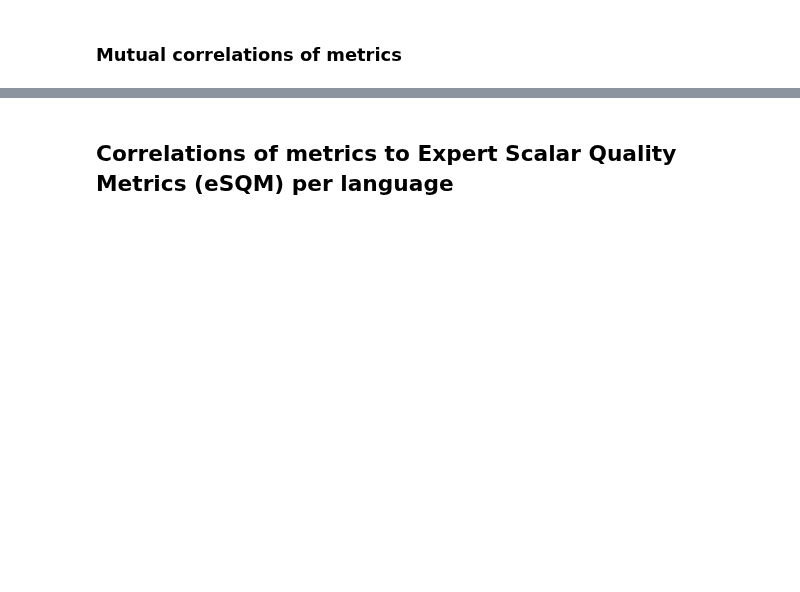
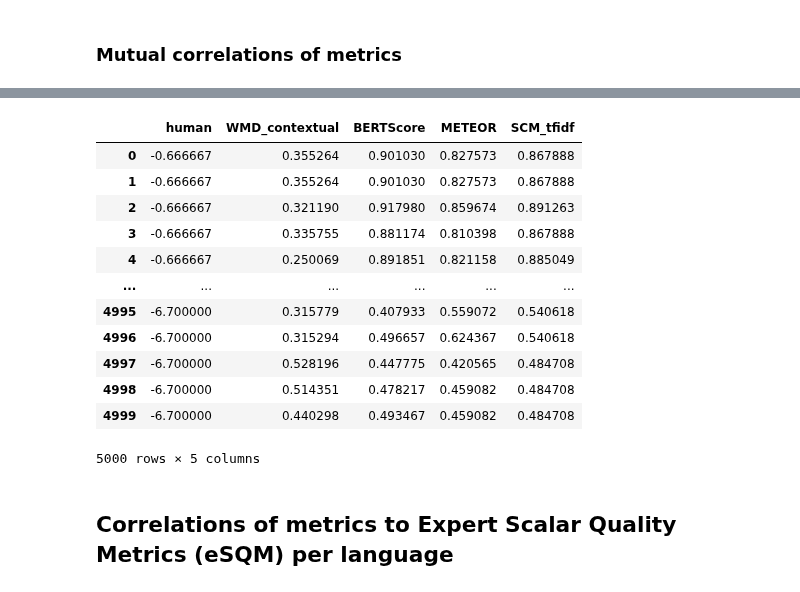
Before and after one commit to MIR-MU/regemt, a Jupyter notebook: correlations_psqm.ipynb, the cells around one changed output, grey strips where cells are left out. Saved outputs shown, nothing was run; the diff lists cells and outputs as text; code cells hidden in the pictures; blank space fills up the shorter version.

```diff
--- a/correlations_psqm.ipynb
+++ b/correlations_psqm.ipynb
@@ -73,3 +150,19 @@ Evaluating lang pair zh-en
+# %%
+report
+# %% [output]
+|  | human | WMD_contextual | BERTScore | METEOR | SCM_tfidf |
+| 0 | -0.666667 | 0.355264 | 0.901030 | 0.827573 | 0.867888 |
+| 1 | -0.666667 | 0.355264 | 0.901030 | 0.827573 | 0.867888 |
+| 2 | -0.666667 | 0.321190 | 0.917980 | 0.859674 | 0.891263 |
+| 3 | -0.666667 | 0.335755 | 0.881174 | 0.810398 | 0.867888 |
+| 4 | -0.666667 | 0.250069 | 0.891851 | 0.821158 | 0.885049 |
+| ... | ... | ... | ... | ... | ... |
+| 4995 | -6.700000 | 0.315779 | 0.407933 | 0.559072 | 0.540618 |
+| 4996 | -6.700000 | 0.315294 | 0.496657 | 0.624367 | 0.540618 |
+| 4997 | -6.700000 | 0.528196 | 0.447775 | 0.420565 | 0.484708 |
+| 4998 | -6.700000 | 0.514351 | 0.478217 | 0.459082 | 0.484708 |
+| 4999 | -6.700000 | 0.440298 | 0.493467 | 0.459082 | 0.484708 |
+5000 rows × 5 columns
 # %% [markdown]
 ## Correlations of metrics to Expert Scalar Quality Metrics (eSQM) per language
 # %%
```
Also changed, not shown: parts of 10 cells of this notebook.
